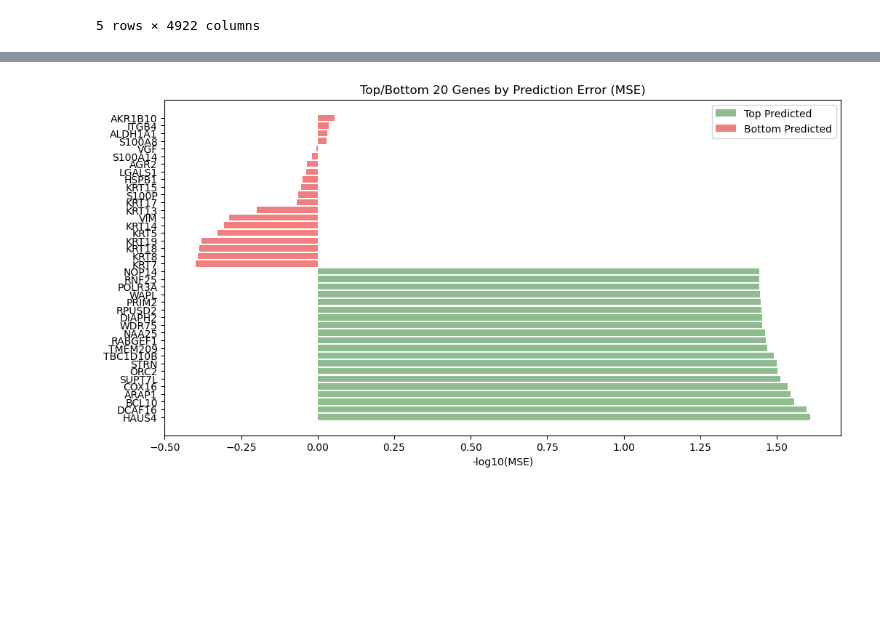
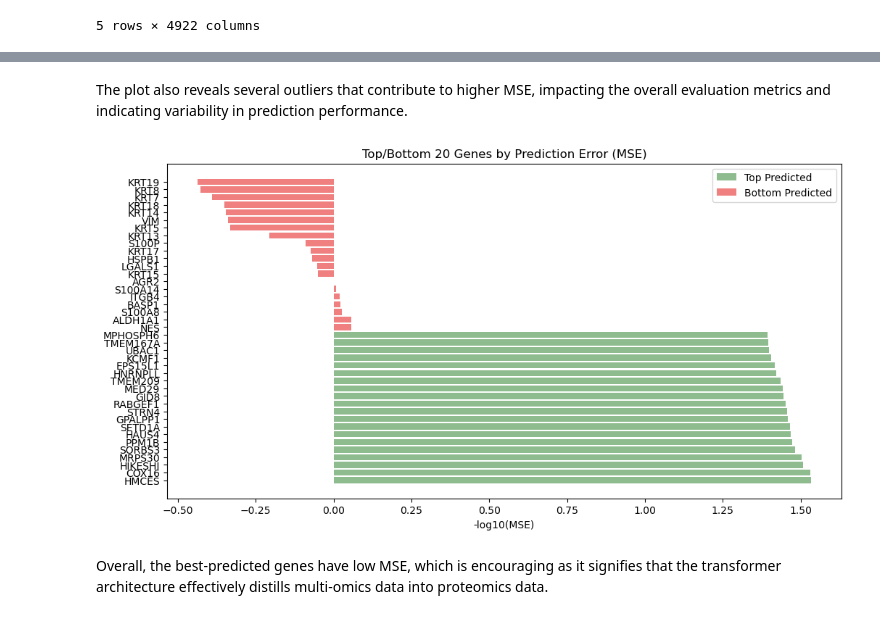
Before and after one commit to rajarshighoshal/lung_cancer_proteonomics_prediction, a Jupyter notebook: model_building.ipynb, the cells around one changed output, grey strips where cells are left out. Cells and saved outputs as stored; diff of their text form; code cells hidden in the pictures; blank space fills up the shorter version.

```diff
--- a/model_building.ipynb
+++ b/model_building.ipynb
@@ -274,13 +381,17 @@ plt.show()
+# %% [markdown]
+The plot also reveals several outliers that contribute to higher MSE, impacting the overall evaluation metrics and indicating variability in prediction performance.
 # %%
-top_20 = gene_metrics.nsmallest(20, 'MSE')
-bottom_20 = gene_metrics.nlargest(20, 'MSE')
+top_20 = gene_metrics.nsmallest(20, 'MSE').sort_values(by='MSE', ascending=True)
+bottom_20 = gene_metrics.nlargest(20, 'MSE').sort_values(by='MSE', ascending=True)
 
 fig, ax = plt.subplots(figsize=(12, 6))
 ax.barh(top_20['Gene'], -np.log10(top_20['MSE']), color='darkseagreen', label='Top Predicted')
 ax.barh(bottom_20['Gene'], -np.log10(bottom_20['MSE']), color='lightcoral', label='Bottom Predicted')
 ax.set_xlabel('-log10(MSE)')
 ax.set_title('Top/Bottom 20 Genes by Prediction Error (MSE)')
 ax.legend()
 plt.show()
 # %% [output]
-[figure, old version]
+[figure, new version]
+# %% [markdown]
+Overall, the best-predicted genes have low MSE, which is encouraging as it signifies that the transformer architecture effectively distills multi-omics data into proteomics data.
```
Also changed, not shown: parts of 48 cells of this notebook, 1 other file.
